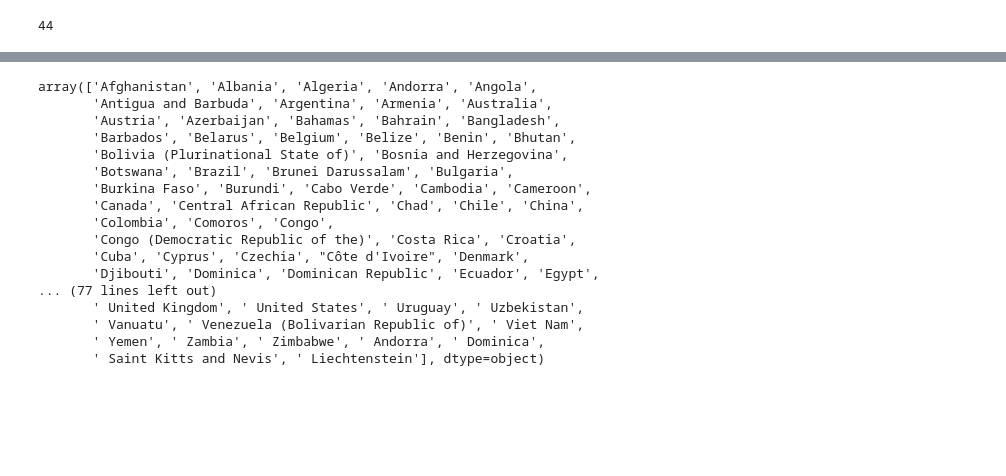
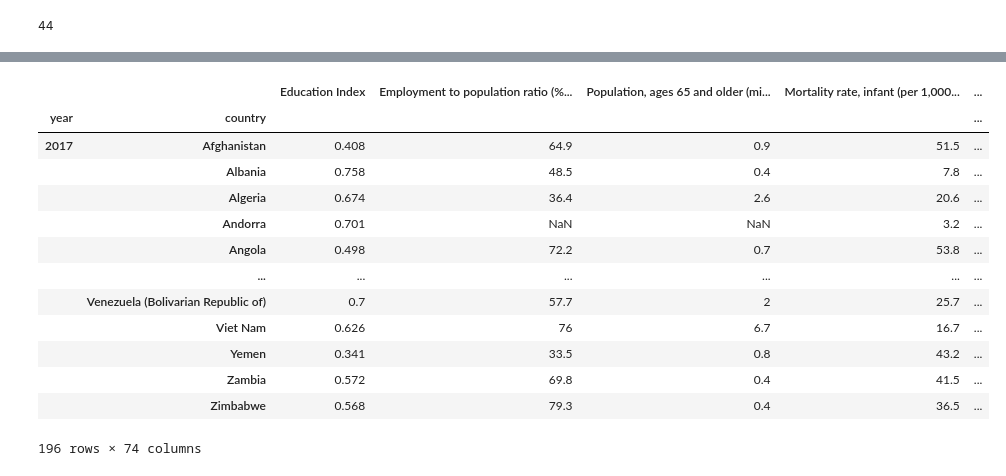
Before and after one commit to D1nay/prohack2020, a Jupyter notebook: Mapping countries to galaxies.ipynb, the cells around one changed output, grey strips where cells are left out. Saved outputs shown, nothing was run; the diff lists cells and outputs as text; code cells hidden in the pictures; blank space fills up the shorter version.

Commit message:
Got UNDP dataframe READY to be compared with the Contest dataset

```diff
--- a/Mapping countries to galaxies.ipynb
+++ b/Mapping countries to galaxies.ipynb
@@ -364,20 +328,17 @@ data[44]
-# %%
-pd.Series([x[1] for x in undp_data.index]).unique()
-# %% [output]
-array(['Afghanistan', 'Albania', 'Algeria', 'Andorra', 'Angola',
-       'Antigua and Barbuda', 'Argentina', 'Armenia', 'Australia',
-       'Austria', 'Azerbaijan', 'Bahamas', 'Bahrain', 'Bangladesh',
-       'Barbados', 'Belarus', 'Belgium', 'Belize', 'Benin', 'Bhutan',
-       'Bolivia (Plurinational State of)', 'Bosnia and Herzegovina',
-       'Botswana', 'Brazil', 'Brunei Darussalam', 'Bulgaria',
-       'Burkina Faso', 'Burundi', 'Cabo Verde', 'Cambodia', 'Cameroon',
-       'Canada', 'Central African Republic', 'Chad', 'Chile', 'China',
-       'Colombia', 'Comoros', 'Congo',
-       'Congo (Democratic Republic of the)', 'Costa Rica', 'Croatia',
-       'Cuba', 'Cyprus', 'Czechia', "Côte d'Ivoire", 'Denmark',
-       'Djibouti', 'Dominica', 'Dominican Republic', 'Ecuador', 'Egypt',
-... (77 lines left out)
-       ' United Kingdom', ' United States', ' Uruguay', ' Uzbekistan',
-       ' Vanuatu', ' Venezuela (Bolivarian Republic of)', ' Viet Nam',
-       ' Yemen', ' Zambia', ' Zimbabwe', ' Andorra', ' Dominica',
-       ' Saint Kitts and Nevis', ' Liechtenstein'], dtype=object)
+# %%
+undp_data.loc[(2017, slice(None)),]
+# %% [output]
+|  |  | Education Index | Employment to population ratio (%... | Population, ages 65 and older (mi... | Mortality rate, infant (per 1,000... | ... |
+| year | country |  |  |  |  | ... |
+| 2017 | Afghanistan | 0.408 | 64.9 | 0.9 | 51.5 | ... |
+|  | Albania | 0.758 | 48.5 | 0.4 | 7.8 | ... |
+|  | Algeria | 0.674 | 36.4 | 2.6 | 20.6 | ... |
+|  | Andorra | 0.701 | NaN | NaN | 3.2 | ... |
+|  | Angola | 0.498 | 72.2 | 0.7 | 53.8 | ... |
+|  | ... | ... | ... | ... | ... | ... |
+|  | Venezuela (Bolivarian Republic of) | 0.7 | 57.7 | 2 | 25.7 | ... |
+|  | Viet Nam | 0.626 | 76 | 6.7 | 16.7 | ... |
+|  | Yemen | 0.341 | 33.5 | 0.8 | 43.2 | ... |
+|  | Zambia | 0.572 | 69.8 | 0.4 | 41.5 | ... |
+|  | Zimbabwe | 0.568 | 79.3 | 0.4 | 36.5 | ... |
+196 rows × 74 columns
```
Also changed, not shown: parts of 14 cells of this notebook, 2 other files.
